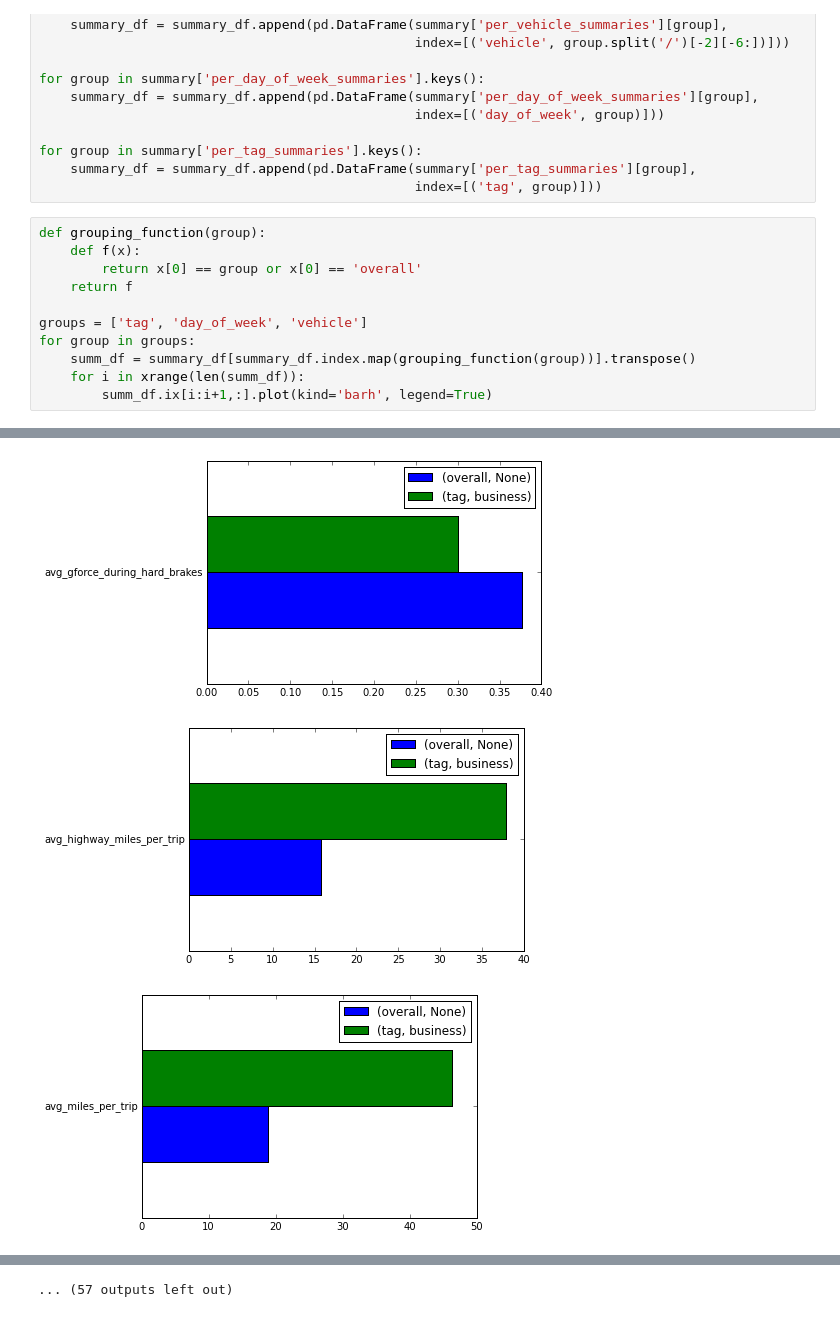
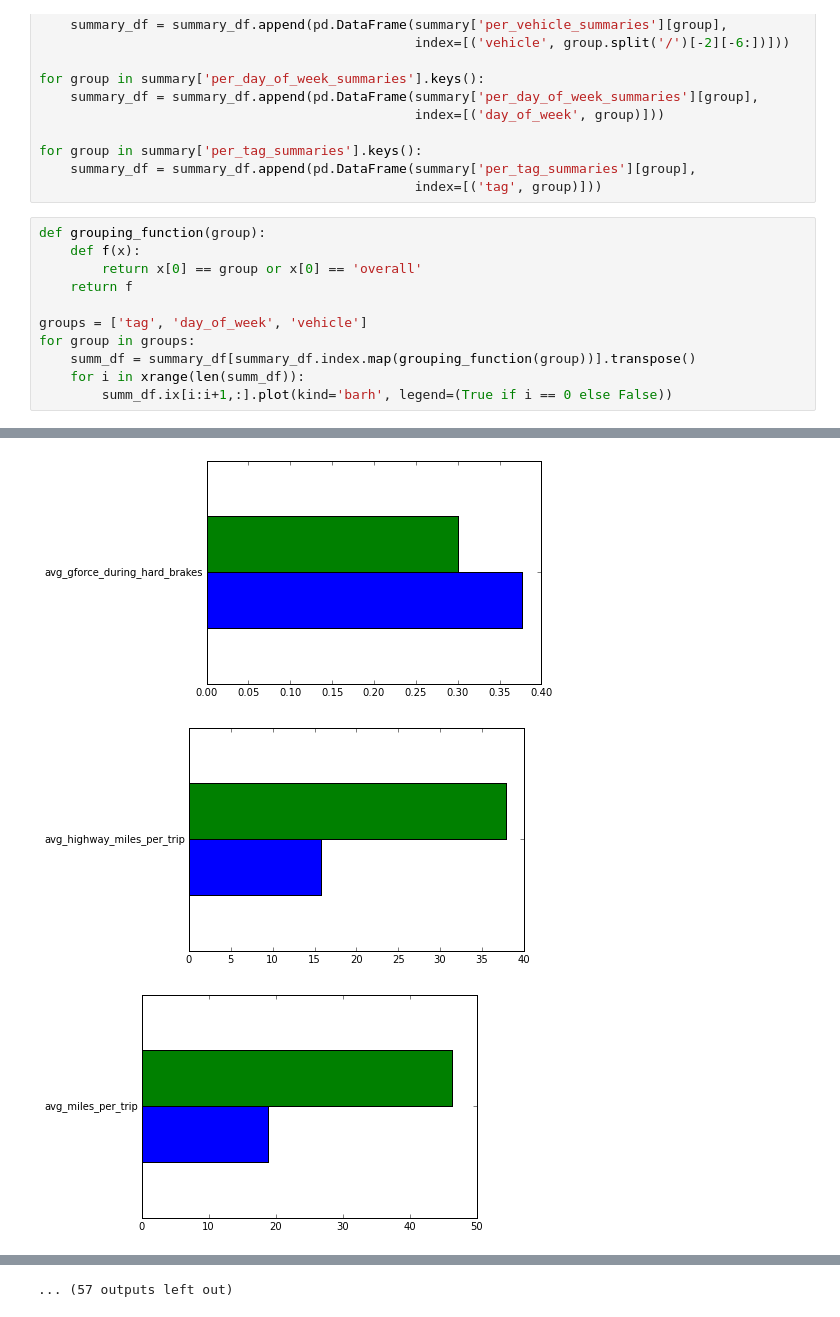
Before and after one commit to mikeyrichardson/automatic, a Jupyter notebook: automatic_trip_summary.ipynb, the cells around one changed output, grey strips where cells are left out. Saved outputs shown, nothing was run; the diff lists cells and outputs as text.

Commit message:
Removed legend from all but first plot

```diff
--- a/automatic_trip_summary.ipynb
+++ b/automatic_trip_summary.ipynb
@@ -436,5 +436,5 @@ groups = ['tag', 'day_of_week', 'vehicle']
 for group in groups:
     summ_df = summary_df[summary_df.index.map(grouping_function(group))].transpose()
     for i in xrange(len(summ_df)):
-        summ_df.ix[i:i+1,:].plot(kind='barh', legend=True)
+        summ_df.ix[i:i+1,:].plot(kind='barh', legend=(True if i == 0 else False))
 # %% [output]
@@ -446,3 +446,3 @@ for group in groups:
-[figure, old version]
+[figure, new version]
-[figure, old version]
+[figure, new version]
-[figure, old version]
+[figure, new version]
```
Also changed, not shown: parts of 1 cell of this notebook.
